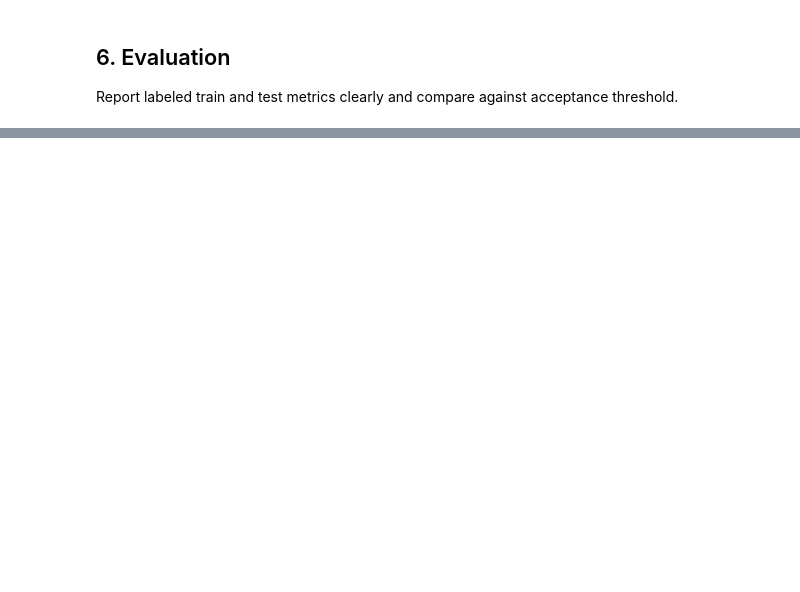
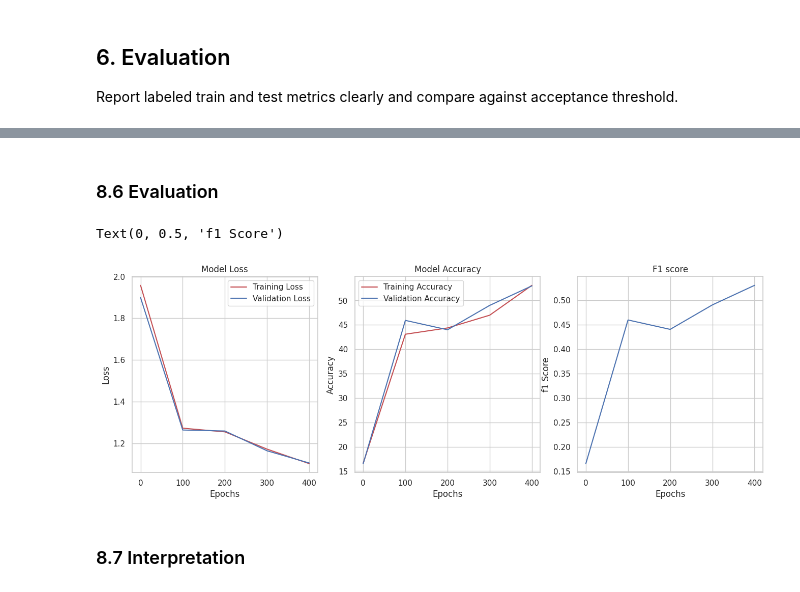
Before and after one commit to iiitl/Neural-Networks, a Jupyter notebook: library/training.ipynb, the cells around one changed output, grey strips where cells are left out. Drawn from its saved outputs; the diff is of its cells as text; code cells hidden in the pictures; blank space fills up the shorter version.

```diff
--- a/library/training.ipynb
+++ b/library/training.ipynb
@@ -27,0 +793,5 @@ Answer only these library-training questions:
+# %%
+from sklearn.model_selection import train_test_split
+
+X_train, X_test, y_train, y_test = train_test_split(X_scaled, new_y_tensor, test_size=0.2, random_state=42)
+X_train, X_test, y_train, y_test
@@ -27,0 +843,5 @@ Answer only these library-training questions:
+# %%
+model_1 = MultiClassModel(input_shape=input_shape,
+                          hidden_units=32,
+                          output_shape=output_shape).to(device)
+model_1
@@ -27,0 +860,9 @@ Answer only these library-training questions:
+# %%
+# Set the loss function, accuracy function, f1-score and optimizer
+from torchmetrics import Accuracy, F1Score
+
+loss_fn = nn.CrossEntropyLoss()
+optimizer = torch.optim.Adam(params=model_1.parameters(),
+                             lr=0.01)
+accuracy_fn = Accuracy(task='multiclass', num_classes=output_shape)
+f1_score = F1Score(task='multiclass', num_classes=output_shape)
@@ -27,0 +930,35 @@ Answer only these library-training questions:
+# %% [markdown]
+### 8.6 Evaluation
+# %%
+import matplotlib.pyplot as plt
+
+# Loss Curve
+plt.figure(figsize=(16, 5))
+plt.subplot(1, 3, 1)
+plt.plot(epoch_count, train_losses, 'r', label='Training Loss')
+plt.plot(epoch_count, test_losses, 'b', label='Validation Loss')
+plt.title('Model Loss')
+plt.xlabel('Epochs')
+plt.ylabel('Loss')
+plt.legend()
+
+# Accuracy Curve
+plt.subplot(1, 3, 2)
+plt.plot(epoch_count, train_accuracies, 'r', label='Training Accuracy')
+plt.plot(epoch_count, test_accuracies, 'b', label='Validation Accuracy')
+plt.title('Model Accuracy')
+plt.xlabel('Epochs')
+plt.ylabel('Accuracy')
+plt.legend()
+
+# F1 Curve
+plt.subplot(1, 3, 3)
+plt.plot(epoch_count, f1_scores, 'b')
+plt.title('F1 score')
+plt.xlabel('Epochs')
+plt.ylabel('f1 Score')
+# %% [output]
+Text(0, 0.5, 'f1 Score')
+[figure, added]
+# %% [markdown]
+### 8.7 Interpretation
```
Also changed, not shown: parts of 62 cells of this notebook.
